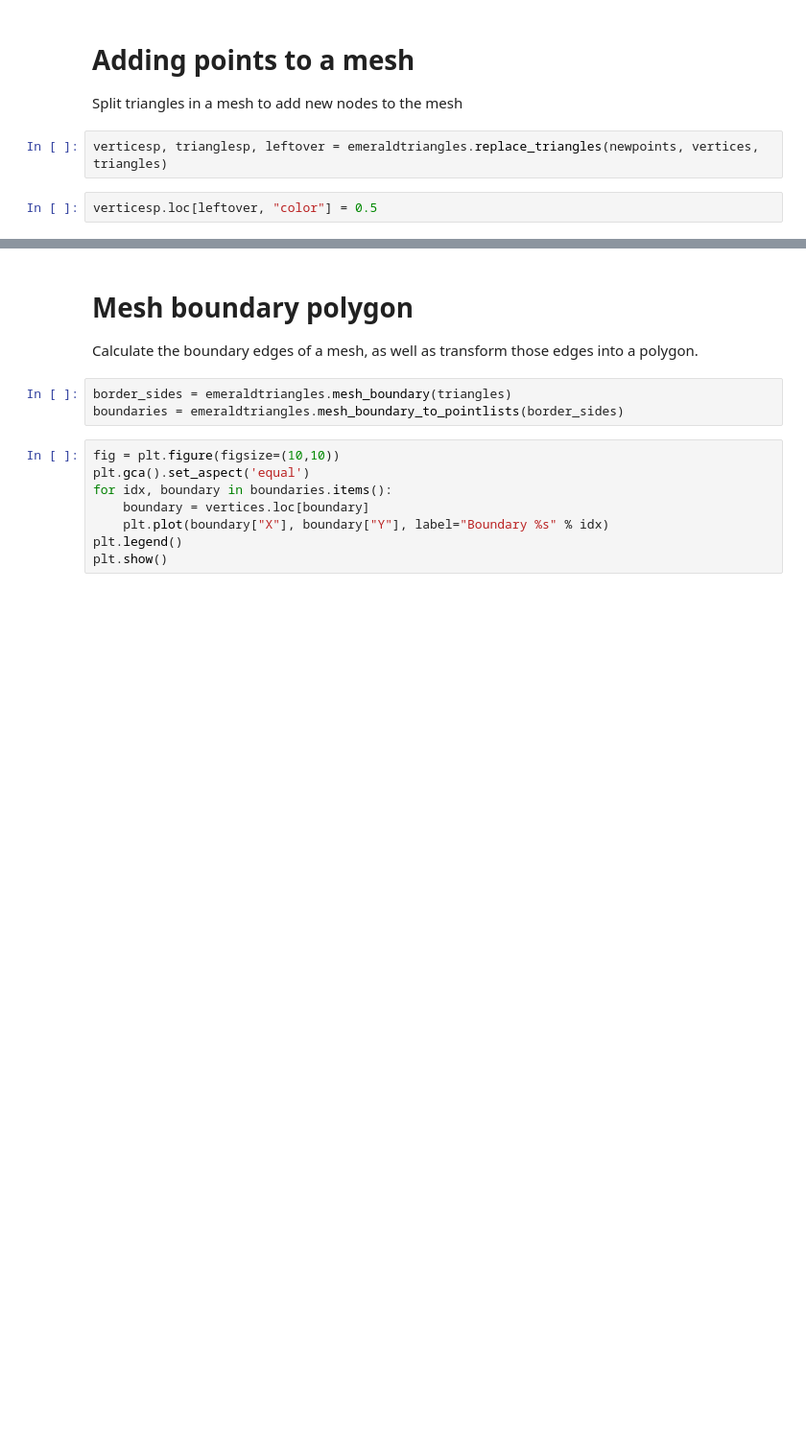
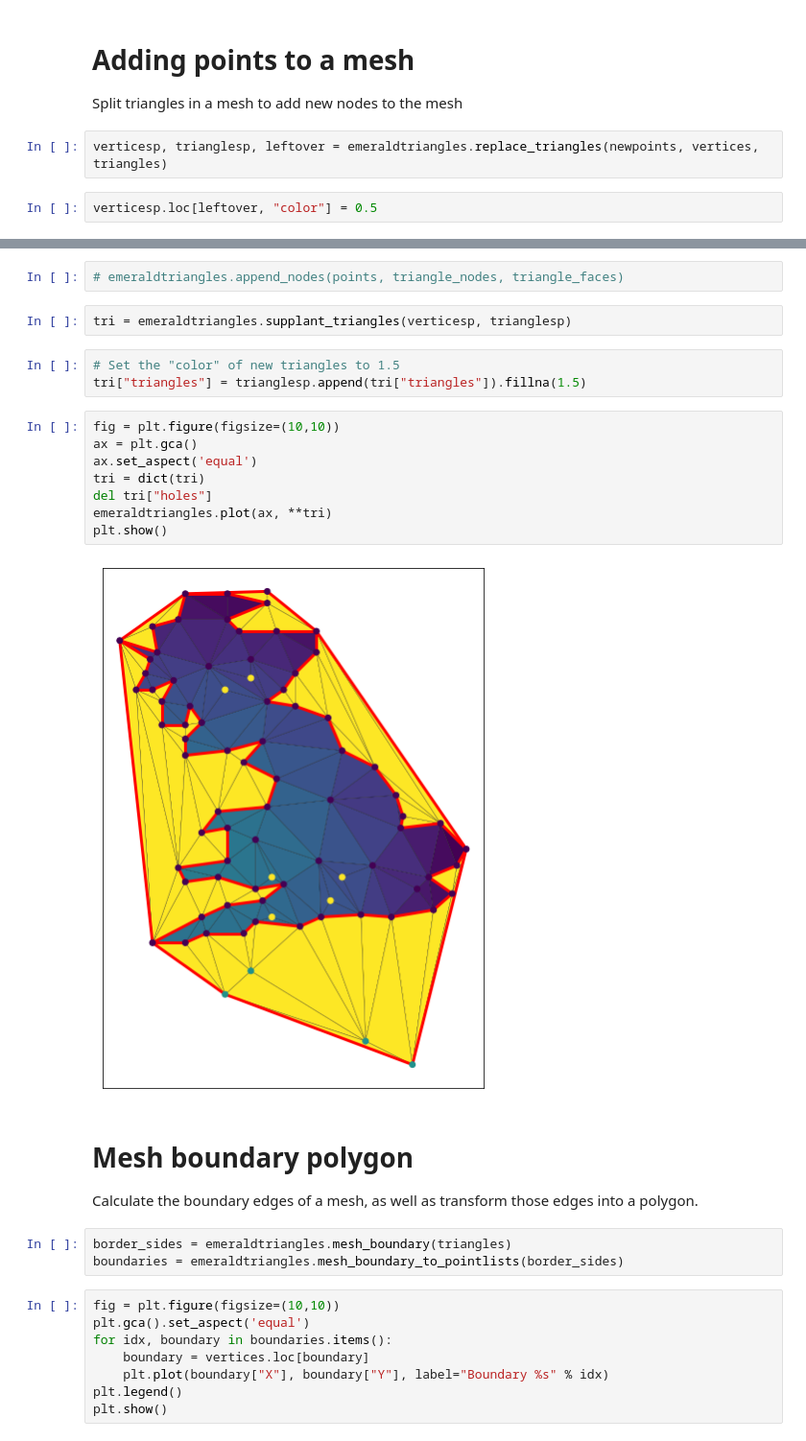
Before and after one commit to emerald-geomodelling/EmeraldTriangles, a Jupyter notebook: Example usage.ipynb, the cells around one changed output, grey strips where cells are left out. Shown: that part at 96% size. Drawn from its saved outputs; the diff is of its cells as text; blank space fills up the shorter version.

```diff
--- a/Example usage.ipynb
+++ b/Example usage.ipynb
@@ -64,3 +60,20 @@ plt.show()
+# %%
+# emeraldtriangles.append_nodes(points, triangle_nodes, triangle_faces)
+# %%
+tri = emeraldtriangles.supplant_triangles(verticesp, trianglesp)
+# %%
+# Set the "color" of new triangles to 1.5
+tri["triangles"] = trianglesp.append(tri["triangles"]).fillna(1.5)
+# %%
+fig = plt.figure(figsize=(10,10))
+ax = plt.gca()
+ax.set_aspect('equal')
+tri = dict(tri)
+del tri["holes"]
+emeraldtriangles.plot(ax, **tri)
+plt.show()
+# %% [output]
+[figure, added]
 # %% [markdown]
 # Mesh boundary polygon
 
```
Also changed, not shown: parts of 7 cells of this notebook, 2 other files.
